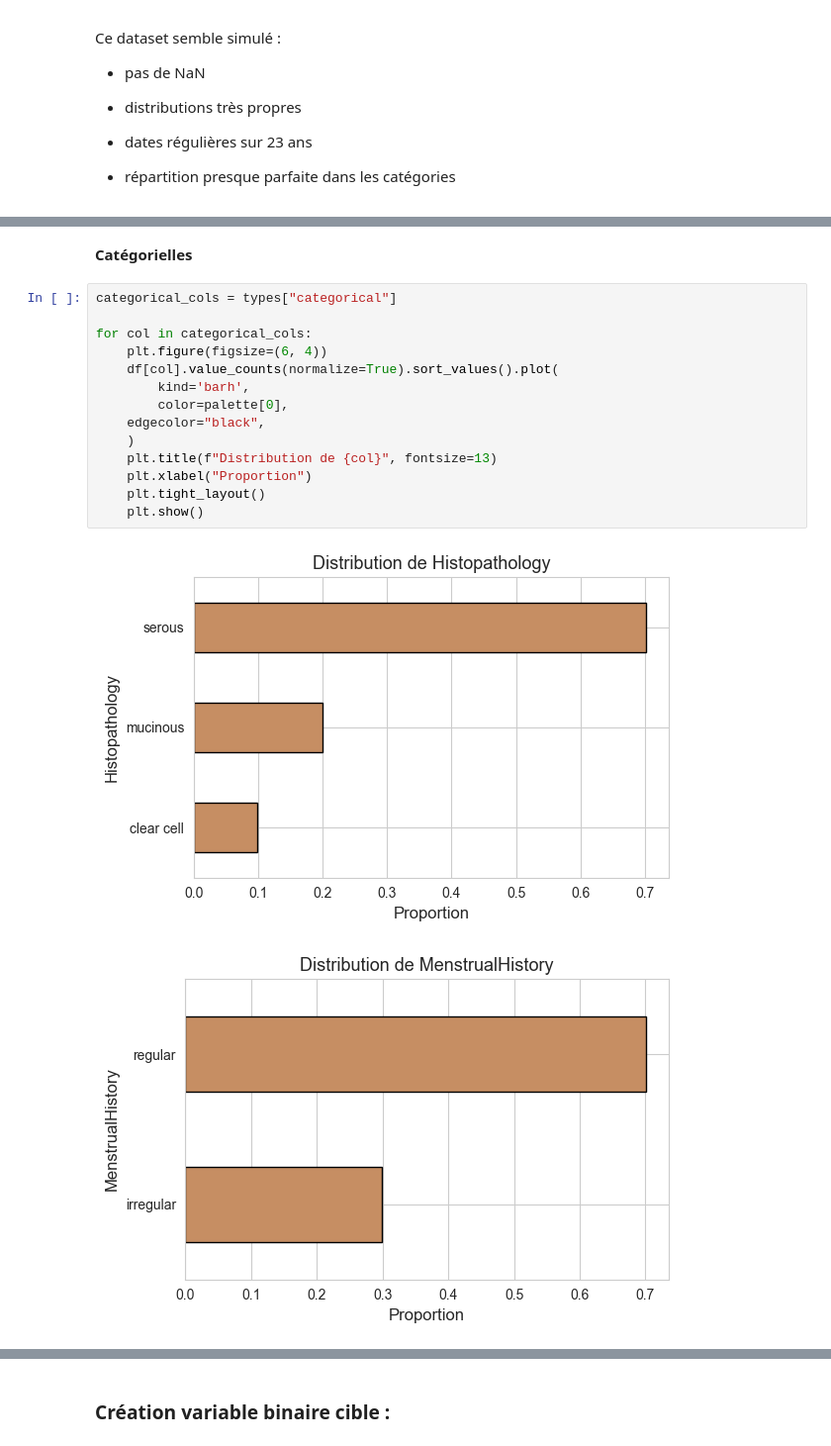
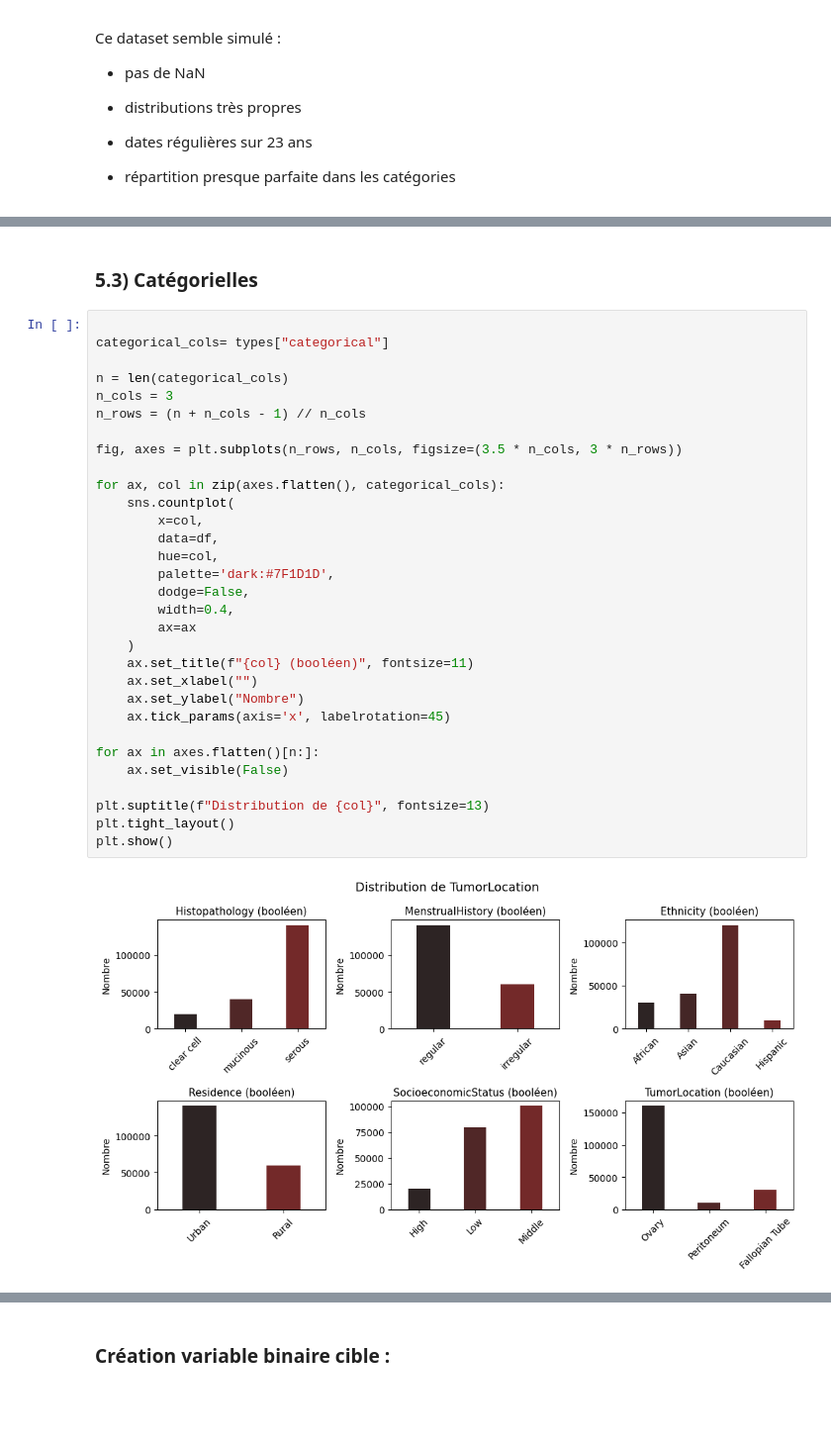
Before and after one commit to isabel6198/svm-projet, a Jupyter notebook: notebook/01_exploration.ipynb, the cells around one changed output, grey strips where cells are left out. Shown at 99% size. Cells and saved outputs as stored; diff of their text form; blank space fills up the shorter version.

Commit message:
Corréction des graphiques EDA

```diff
--- a/notebook/01_exploration.ipynb
+++ b/notebook/01_exploration.ipynb
@@ -345,19 +342,35 @@ plt.show()
 # %% [markdown]
-**Catégorielles**
+### 5.3) Catégorielles
 # %%
-categorical_cols = types["categorical"]
 
-for col in categorical_cols:
-    plt.figure(figsize=(6, 4))
-    df[col].value_counts(normalize=True).sort_values().plot(
-        kind='barh',
-        color=palette[0],
-    edgecolor="black",
+categorical_cols= types["categorical"]
+
+n = len(categorical_cols)
+n_cols = 3
+n_rows = (n + n_cols - 1) // n_cols
+
+fig, axes = plt.subplots(n_rows, n_cols, figsize=(3.5 * n_cols, 3 * n_rows))
+
+for ax, col in zip(axes.flatten(), categorical_cols):
+    sns.countplot(
+        x=col,
+        data=df,
+        hue=col,
+        palette='dark:#7F1D1D',
+        dodge=False,
+        width=0.4,
+        ax=ax
     )
-    plt.title(f"Distribution de {col}", fontsize=13)
-    plt.xlabel("Proportion")
-    plt.tight_layout()
-    plt.show()
+    ax.set_title(f"{col} (booléen)", fontsize=11)
+    ax.set_xlabel("")
+    ax.set_ylabel("Nombre")
+    ax.tick_params(axis='x', labelrotation=45)
+
+for ax in axes.flatten()[n:]:
+    ax.set_visible(False)
+
+plt.suptitle(f"Distribution de {col}", fontsize=13)
+plt.tight_layout()
+plt.show()
 # %% [output]
-[figure, old version]
+[figure, new version]
-[figure, removed]
```
Also changed, not shown: parts of 32 cells of this notebook, 4 other files.
